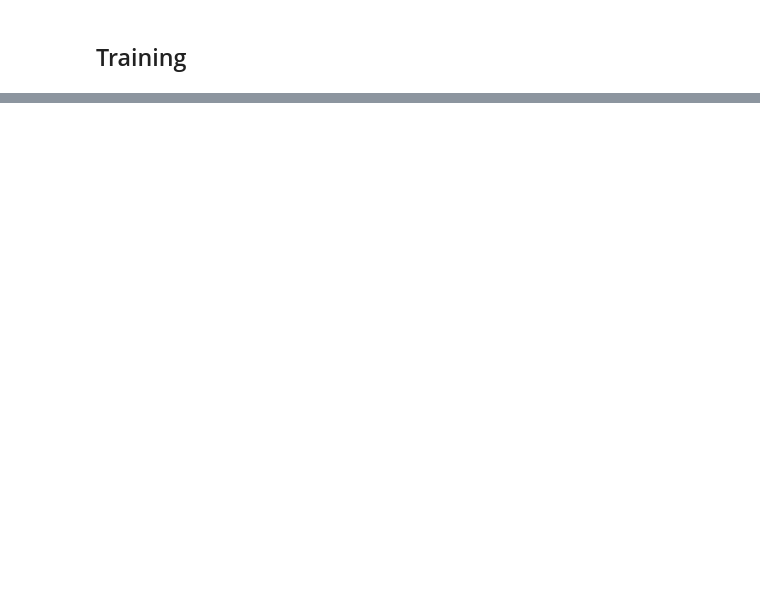
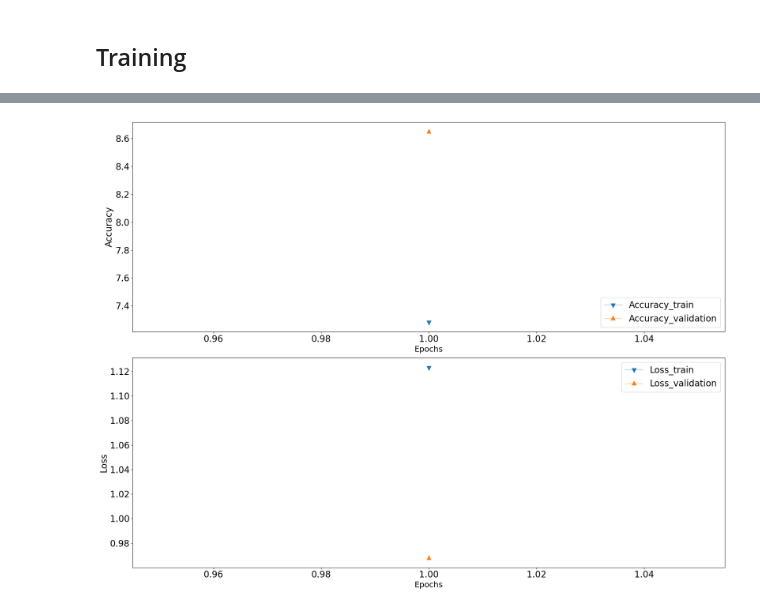
Before and after one commit to enriqueescalante/heterotic_orbiencoder, a Jupyter notebook: AEST.ipynb, the cells around one changed output, grey strips where cells are left out. Saved outputs shown, nothing was run; the diff lists cells and outputs as text; code cells hidden in the pictures; blank space fills up the shorter version.

```diff
--- a/AEST.ipynb
+++ b/AEST.ipynb
@@ -125,0 +56,25 @@ def CustomLossFunction(data,output,criterion,lenghts_data):
+# %%
+# Name input dataset
+datasetname = './data/600K_Z8-Z12.csv'
+
+# ohe and features lenghts
+lenghts_data = data.lenghts_features(datasetname)
+l_ohe = sum(lenghts_data)
+
+# latent space dimension
+latent = 3
+
+# Dimensions of layers
+dimensions = [l_ohe, 2*l_ohe, 200, 26, 13, latent, 13, 26, 200, 2*l_ohe, l_ohe]
+
+# Number of epochs for train
+epochs = 1
+
+# Parameters for dataset train
+train_set = 0.6
+seed = 1
+batchsize = 32
+workers = 8
+
+# label train log
+label = "1_e_leaky"
@@ -215,0 +130,4 @@ def save(funcion, best_model, best_optimizer, best_epoch):
+# %%
+utils.plot_report(label)
+# %% [output]
+[figure, added]
```
Also changed, not shown: parts of 45 cells of this notebook.
